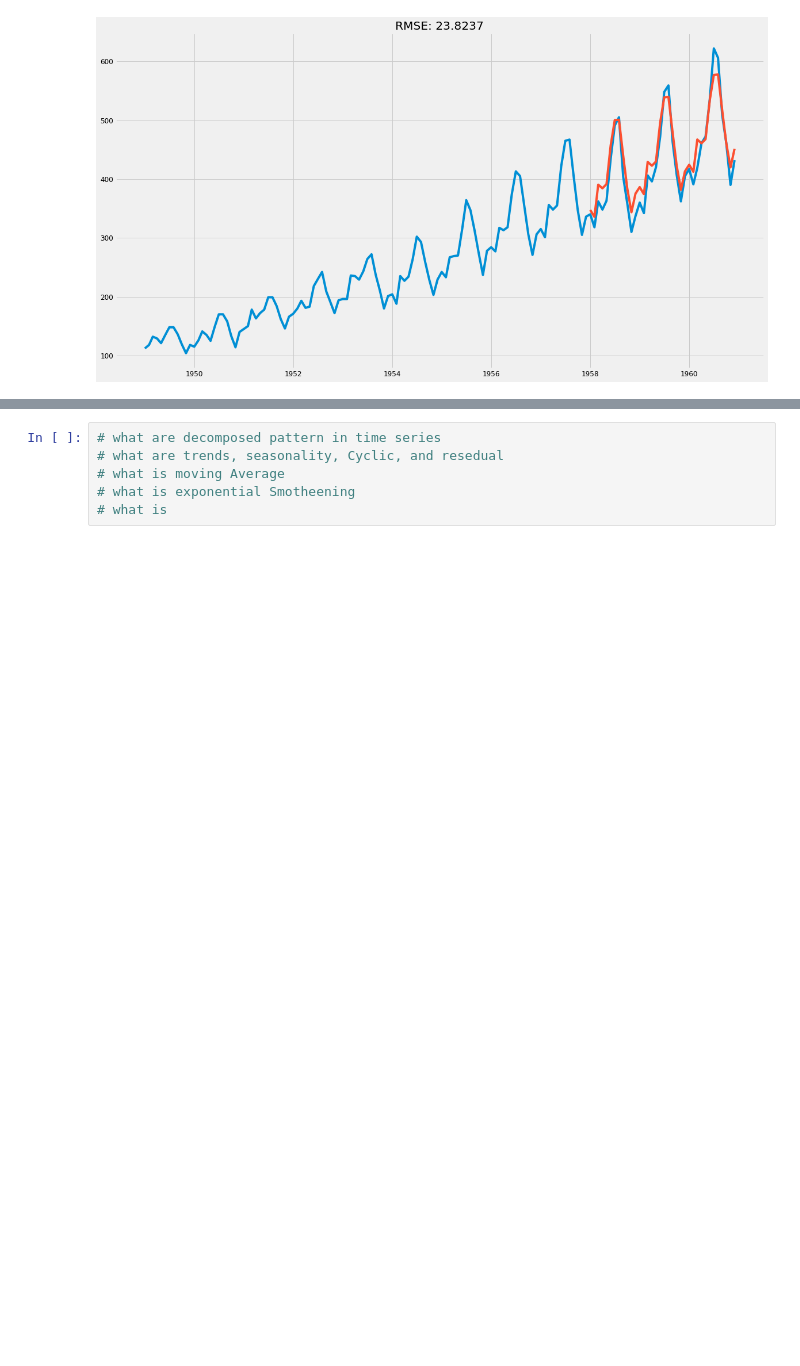
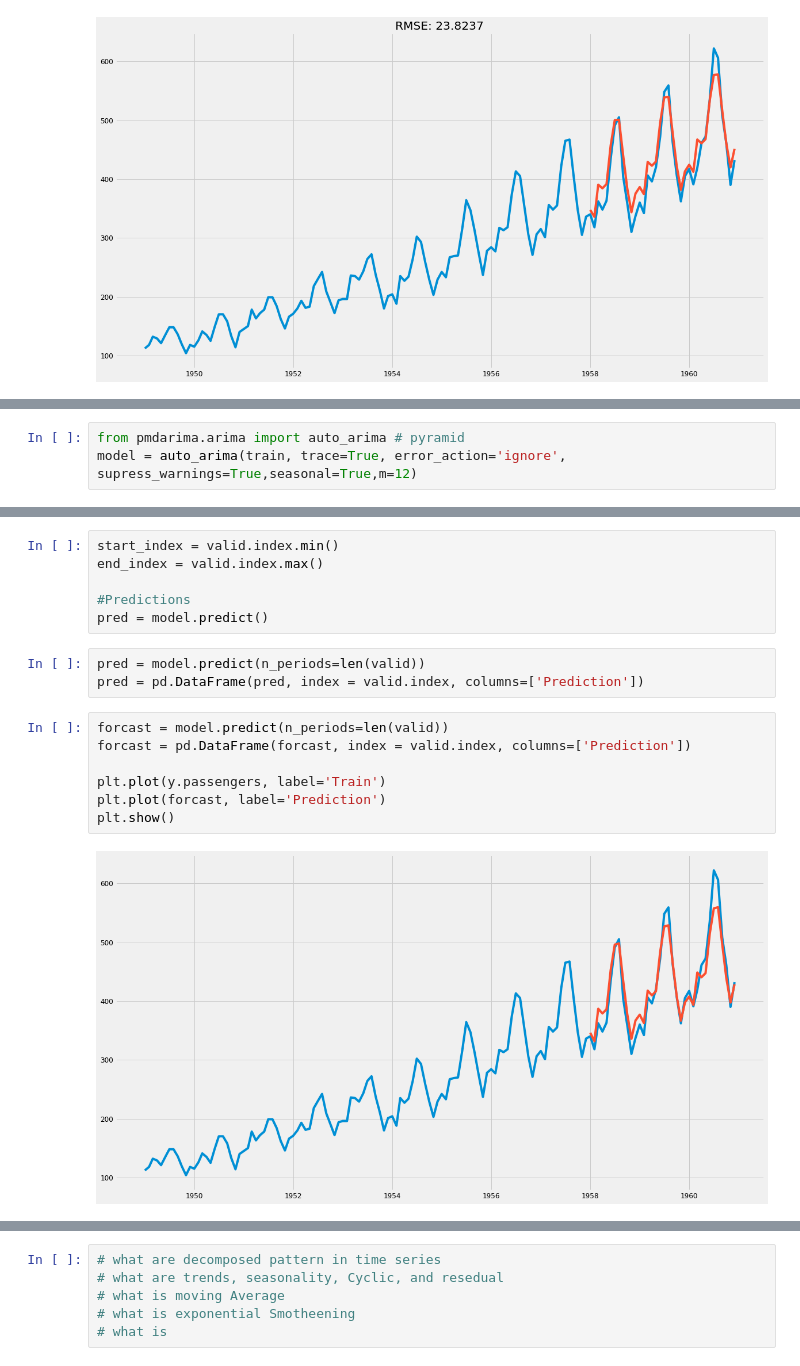
Before and after one commit to melwinmpk/python_datascience, a Jupyter notebook: ML/Time Series Analysis and Forcasting in Python.ipynb, the cells around one changed output, grey strips where cells are left out. Drawn from its saved outputs; the diff is of its cells as text; blank space fills up the shorter version.

```diff
--- a/ML/Time Series Analysis and Forcasting in Python.ipynb
+++ b/ML/Time Series Analysis and Forcasting in Python.ipynb
@@ -1071,0 +1079,3 @@ Text(0.5, 1.0, 'RMSE: 23.8237')
+# %%
+from pmdarima.arima import auto_arima # pyramid
+model = auto_arima(train, trace=True, error_action='ignore', supress_warnings=True,seasonal=True,m=12)
@@ -1071,0 +1099,18 @@ Text(0.5, 1.0, 'RMSE: 23.8237')
+# %%
+start_index = valid.index.min()
+end_index = valid.index.max()
+
+#Predictions
+pred = model.predict()
+# %%
+pred = model.predict(n_periods=len(valid))
+pred = pd.DataFrame(pred, index = valid.index, columns=['Prediction'])
+# %%
+forcast = model.predict(n_periods=len(valid))
+forcast = pd.DataFrame(forcast, index = valid.index, columns=['Prediction'])
+
+plt.plot(y.passengers, label='Train')
+plt.plot(forcast, label='Prediction')
+plt.show()
+# %% [output]
+[figure, added]
```
Also changed, not shown: parts of 29 cells of this notebook.
